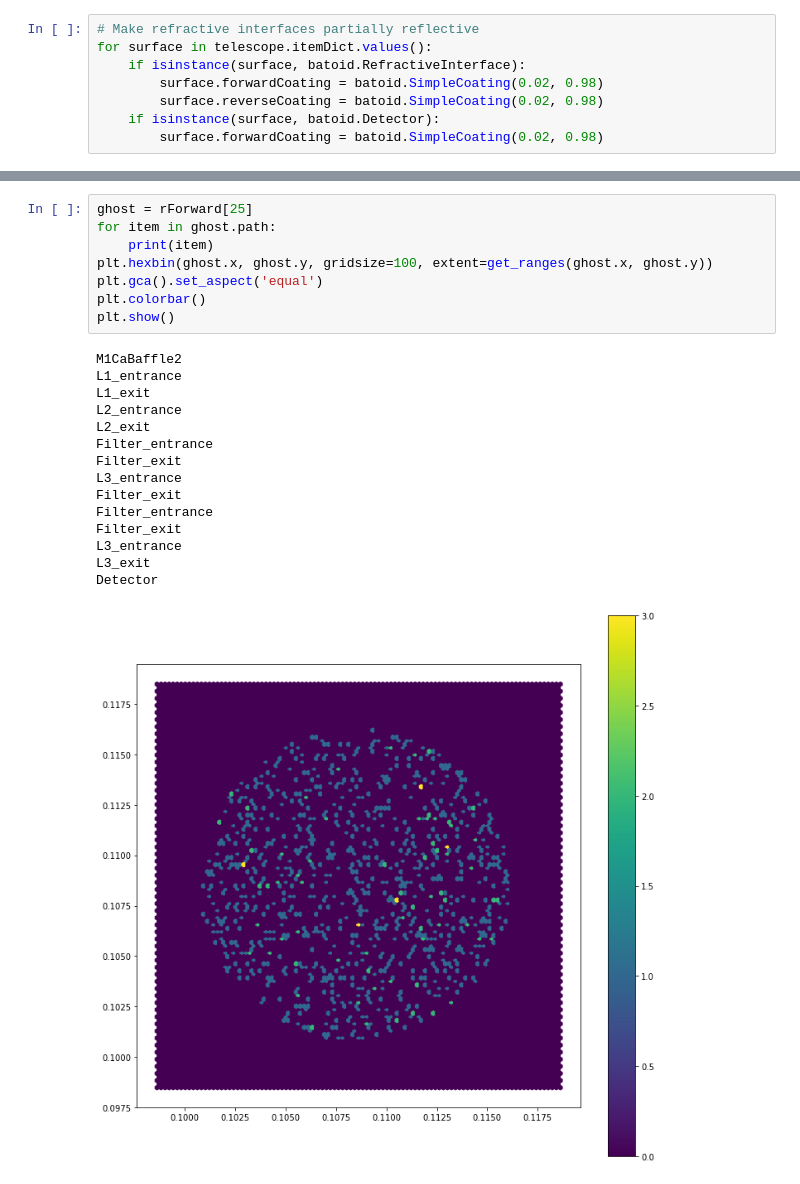
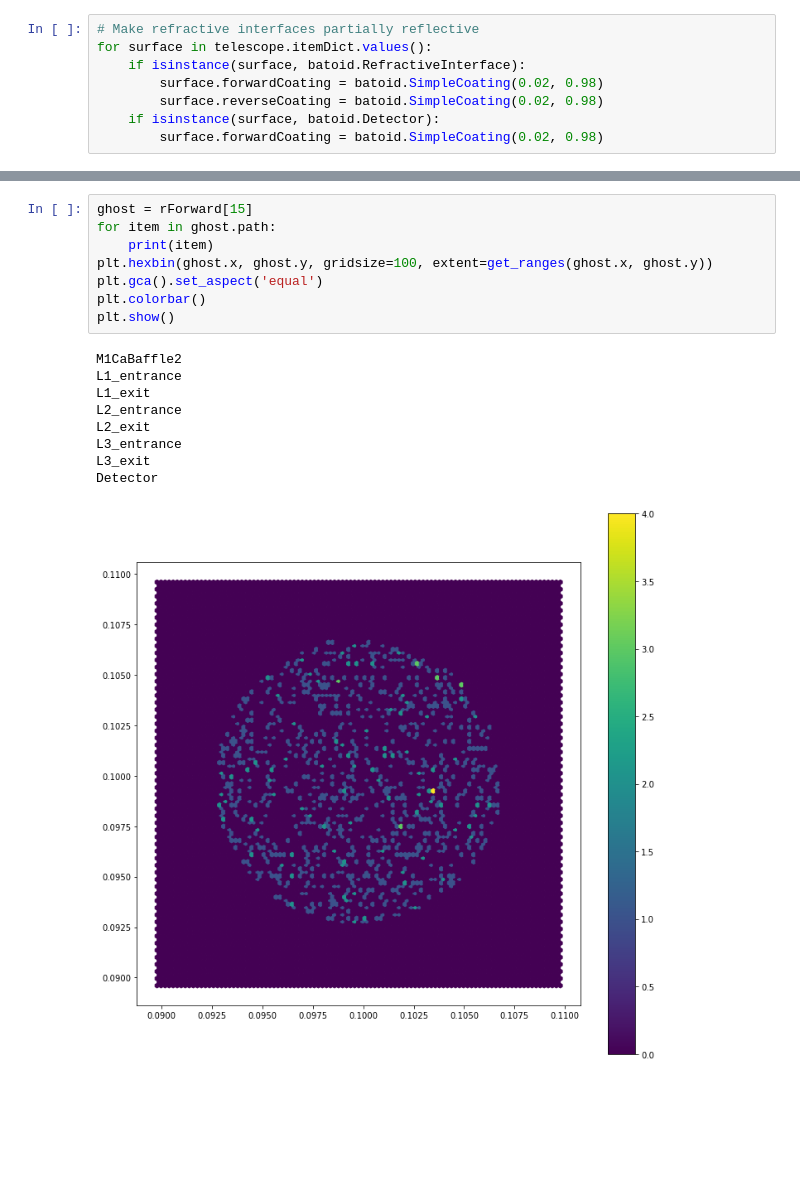
Before and after one commit to lsst-camera-dh/ghosts, a Jupyter notebook: notebooks/LSST_CCOB_ghosts_3dview.ipynb, the cells around one changed output, grey strips where cells are left out. Drawn from its saved outputs; the diff is of its cells as text; blank space fills up the shorter version.

Commit message:
29 remove filter (#42)
* remove filter from yaml
save yaml with filter

* adjust for no filter by default

* adjust for no filter by default

```diff
--- a/notebooks/LSST_CCOB_ghosts_3dview.ipynb
+++ b/notebooks/LSST_CCOB_ghosts_3dview.ipynb
@@ -141,24 +132,18 @@ Detector
 # %%
-ghost = rForward[25]
+ghost = rForward[15]
 for item in ghost.path:
     print(item)
 plt.hexbin(ghost.x, ghost.y, gridsize=100, extent=get_ranges(ghost.x, ghost.y))
 plt.gca().set_aspect('equal')
 plt.colorbar()
 plt.show()
 # %% [output]
 M1CaBaffle2
 L1_entrance
 L1_exit
 L2_entrance
 L2_exit
-Filter_entrance
-Filter_exit
-L3_entrance
-Filter_exit
-Filter_entrance
-Filter_exit
 L3_entrance
 L3_exit
 Detector
-[figure, old version]
+[figure, new version]
```
Also changed, not shown: parts of 6 cells of this notebook, 10 other files.
